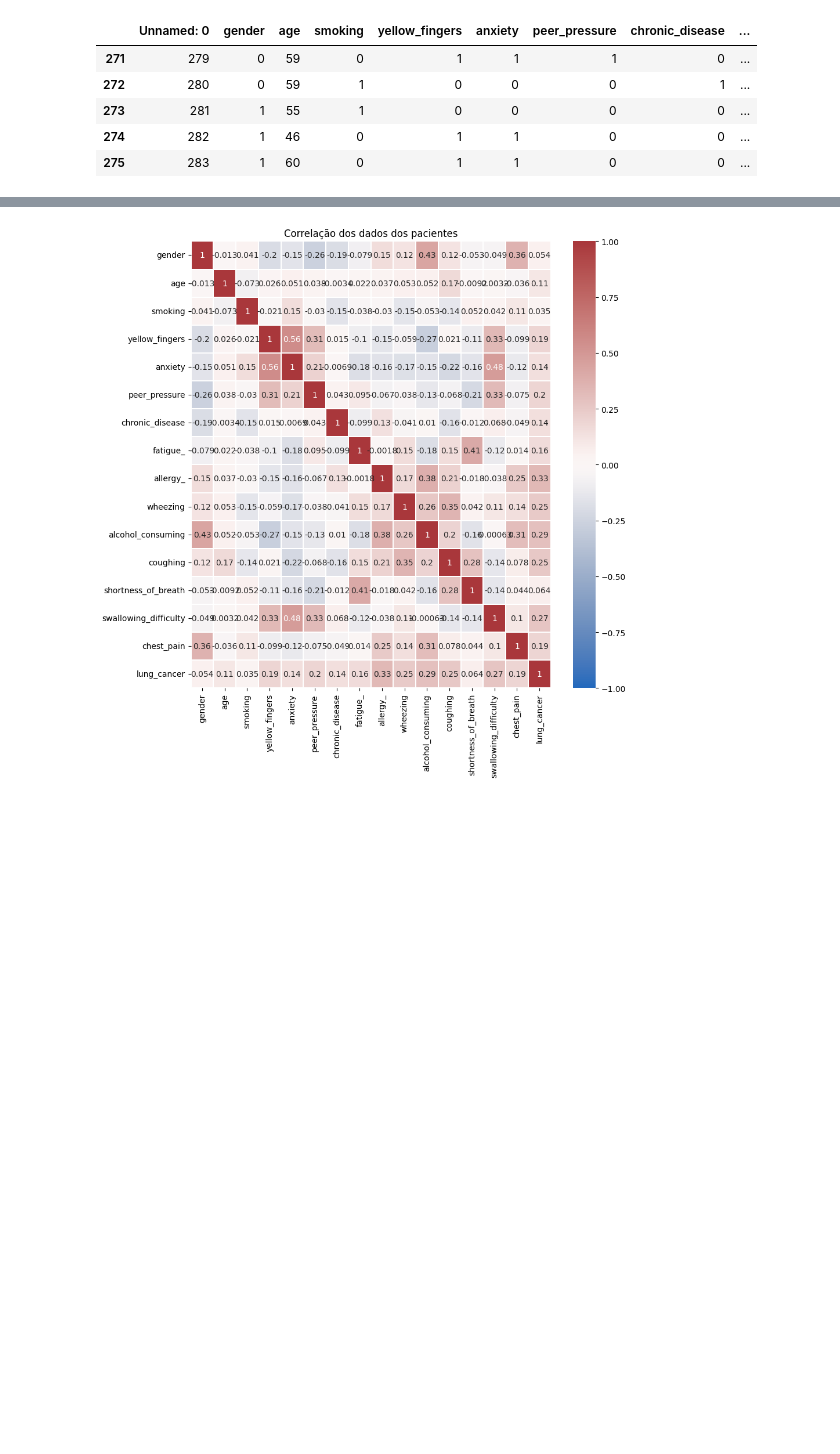
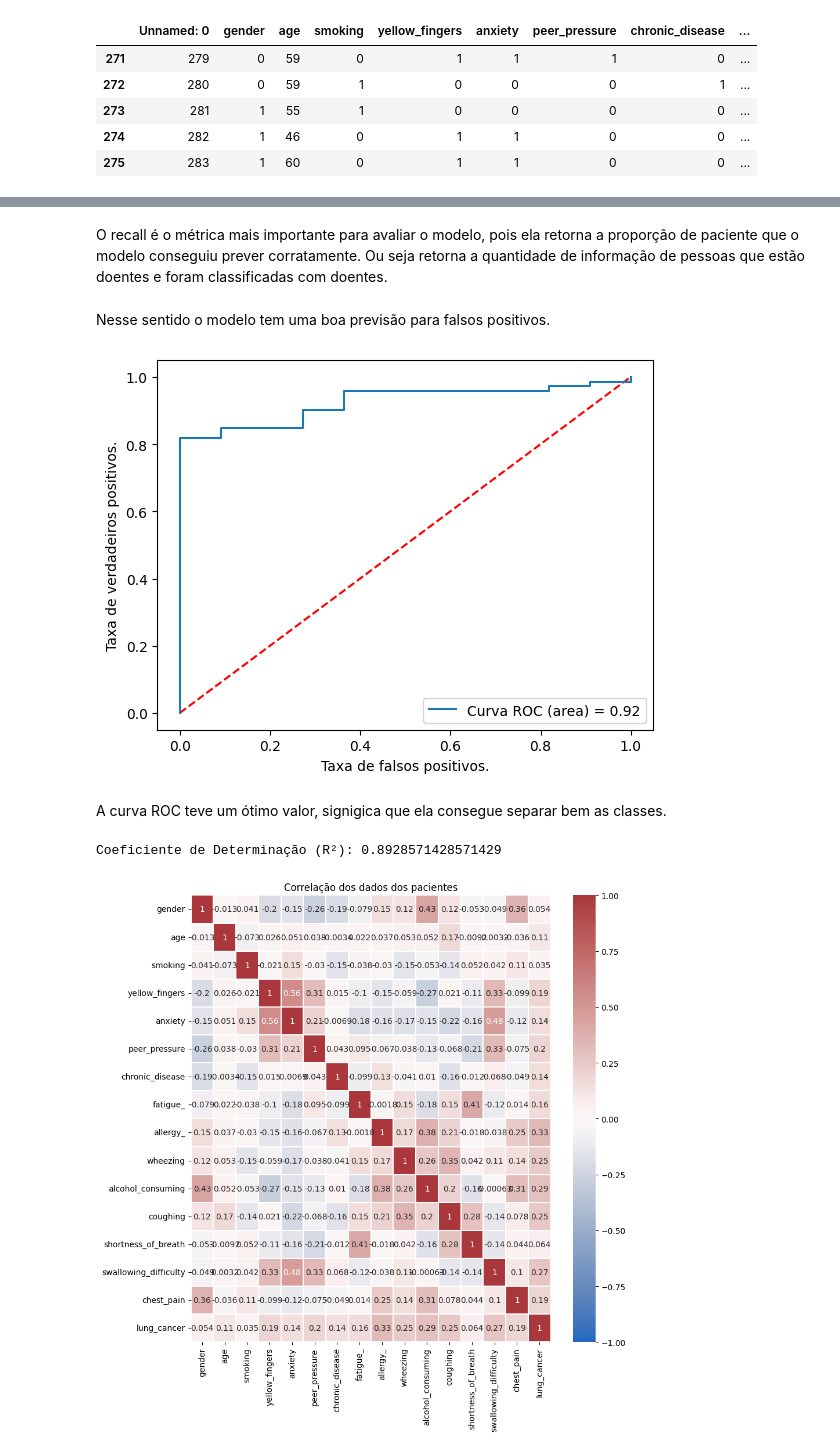
Before and after one commit to TutuBraz/Prediction_of_a_patient_having_lung_cancer, a Jupyter notebook: dataset/Prediction_of_a_patient_having_lung_cancer.ipynb, the cells around one changed output, grey strips where cells are left out. Cells and saved outputs as stored; diff of their text form; code cells hidden in the pictures; blank space fills up the shorter version.

```diff
--- a/dataset/Prediction_of_a_patient_having_lung_cancer.ipynb
+++ b/dataset/Prediction_of_a_patient_having_lung_cancer.ipynb
@@ -81,0 +50,14 @@ df_cancer.groupby(['lung_cancer', 'smoking']).agg(count=('smoking', 'count'))
+# %%
+#Separando a feature
+df_cancer_x = df_cancer[df_cancer.columns[:-1]]
+
+#Iniciando objetos
+standard_scaler = StandardScaler()
+min_max_scaler = MinMaxScaler()
+
+#Normalizando
+df_cancer_x_standard = pd.DataFrame(standard_scaler.fit_transform(df_cancer_x))
+df_cancer_x_minmax = pd.DataFrame(min_max_scaler.fit_transform(df_cancer_x))
+
+#separando a target
+df_cancer_y = df_cancer[df_cancer.columns[-1]]
@@ -82,3 +115,35 @@ df_cancer.groupby(['lung_cancer', 'smoking']).agg(count=('smoking', 'count'))
+# %% [markdown]
+O recall é o métrica mais importante para avaliar o modelo, pois ela retorna a proporção de paciente que o modelo conseguiu prever corratamente. Ou seja retorna a quantidade de informação de pessoas que estão doentes e foram classificadas com doentes.
+# %% [markdown]
+Nesse sentido o modelo tem uma boa previsão para falsos positivos.
+# %%
+y_pred_proba = lr_model.predict_proba(x_test)[::,1]
+fpr, tpr, _ = metrics.roc_curve(y_test,  y_pred_proba)
+auc = metrics.roc_auc_score(y_test, y_pred_proba)
+plt.plot([0, 1], [0, 1], color='r', linestyle='--')
+plt.plot(fpr,tpr,label=f"Curva ROC (area) = {auc:.2f}")
+plt.xlabel('Taxa de falsos positivos.')
+plt.ylabel('Taxa de verdadeiros positivos.')
+plt.legend(loc='best')
+plt.show()
+# %% [output]
+[figure, added]
+# %% [markdown]
+A curva ROC teve um ótimo valor, signigica que ela consegue separar bem as classes.
+# %%
+#dividindo em treino e teste para normalização min_max
+x_train, x_test, y_train, y_test = train_test_split(df_cancer_x_minmax, df_cancer_y, train_size=0.8, random_state=0)
+
+lr_model = LogisticRegression()
+
+lr_model.fit(x_train, y_train)
+
+y_pred = lr_model.predict(x_test)
+
+r_sq = lr_model.score(x_test, y_test)
+print('Coeficiente de Determinação (R²):', r_sq)
+# %% [output]
+Coeficiente de Determinação (R²): 0.8928571428571429
 # %%
 plt.figure(figsize = (10, 10))
 plt.title('Correlação dos dados dos pacientes')
```
Also changed, not shown: parts of 17 cells of this notebook.
